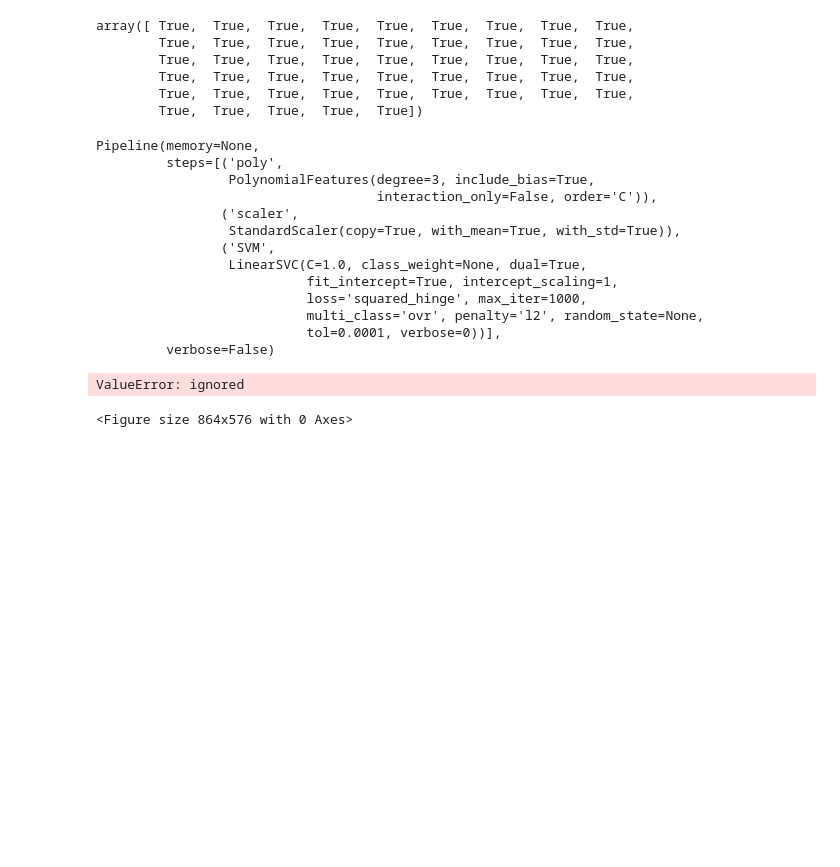
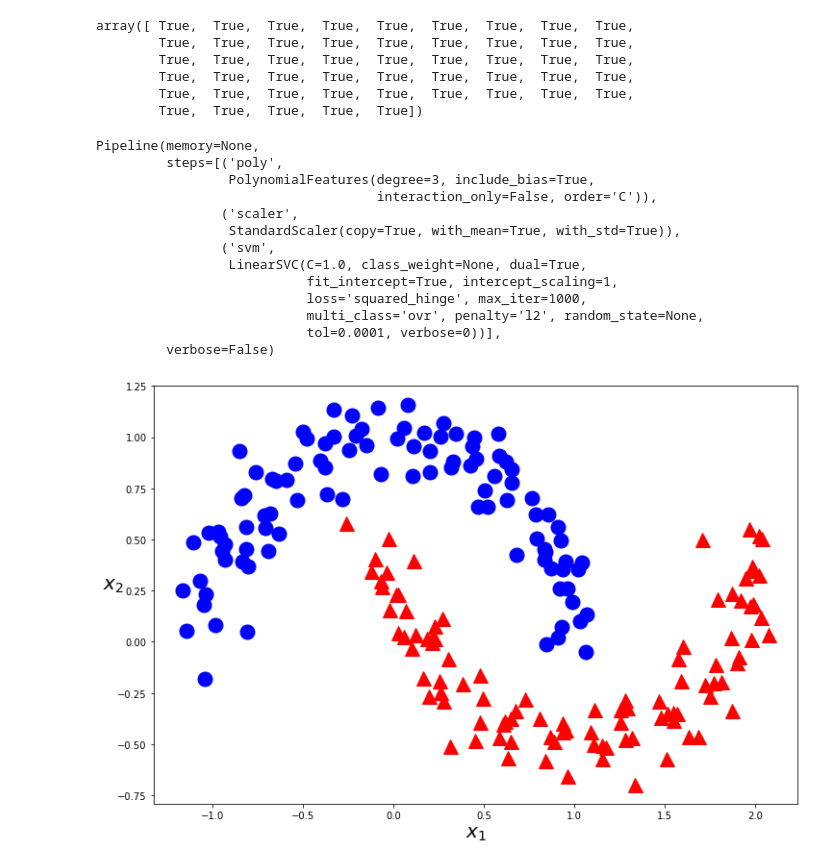
Before and after one commit to leaf7823/Youtube_Study, a Jupyter notebook: 第8回【機械学習】サポートベクトルマシン（後編）.ipynb, the cells around one changed output. Saved outputs shown, nothing was run; the diff lists cells and outputs as text; code cells hidden in the pictures; blank space fills up the shorter version.

```diff
--- a/第8回【機械学習】サポートベクトルマシン（後編）.ipynb
+++ b/第8回【機械学習】サポートベクトルマシン（後編）.ipynb
@@ -143,7 +128,7 @@ from sklearn.pipeline import Pipeline
 poly_svm = Pipeline([
     ('poly', PolynomialFeatures(degree=3)),
     ('scaler',StandardScaler()),
-    ('SVM', LinearSVC())
+    ('svm', LinearSVC())
 ])
 
 poly_svm.fit(X,y)
@@ -154,7 +139,7 @@ Pipeline(memory=None,
                                     interaction_only=False, order='C')),
                 ('scaler',
                  StandardScaler(copy=True, with_mean=True, with_std=True)),
-                ('SVM',
+                ('svm',
                  LinearSVC(C=1.0, class_weight=None, dual=True,
                            fit_intercept=True, intercept_scaling=1,
                            loss='squared_hinge', max_iter=1000,
@@ -164,26 +149,25 @@ Pipeline(memory=None,
 # %%
 def plot_decision_function(model):
     _x0 = np.linspace(-1.5, 2.5, 100)
     _x1 = np.linspace(-1.0, 1.5, 100)
     x0, x1 = np.meshgrid(_x0, _x1)
     x = np.c_[x0.ravel(), x1.ravel()]
     y_pred = model.predict(X).reshape(x0.shape)
     y_decision = model.decision_function(X),reshape(x0.shape)
     plt.contourf(x0, x1, y_pred, cmap=plt.cm.brg, alpha=0.2)
-    plt.contourf(x0 ,x1, y_decision,levels=[y_decision.min(), 0, y_decision.max()], alpha=0.3)
+    plt.contourf(x0, x1, y_decision,levels=[y_decision.min(), 0, y_decision.max()], alpha=0.3)
 
 def plot_dataset(X, y):
     plt.plot(X[:, 0][y==0], X[:, 1][y==0], "bo",  ms=15)
     plt.plot(X[:, 0][y==1], X[:, 1][y==1], "r^",  ms=15)
     plt.xlabel("$x_1$", fontsize=20)
     plt.ylabel("$x_2$", fontsize=20, rotation=0)
 plt.figure(figsize=(12, 8))
-plot_decision_function(poly_svm)
+#plot_decision_function(poly_svm)
 plot_dataset(X, y)
 plt.show()
 # %% [output]
-ValueError: ignored
-<Figure size 864x576 with 0 Axes>
+[figure, added]
 # %%
 from sklearn.svm import SVC
 # %%
```
Also changed, not shown: parts of 6 cells of this notebook.
